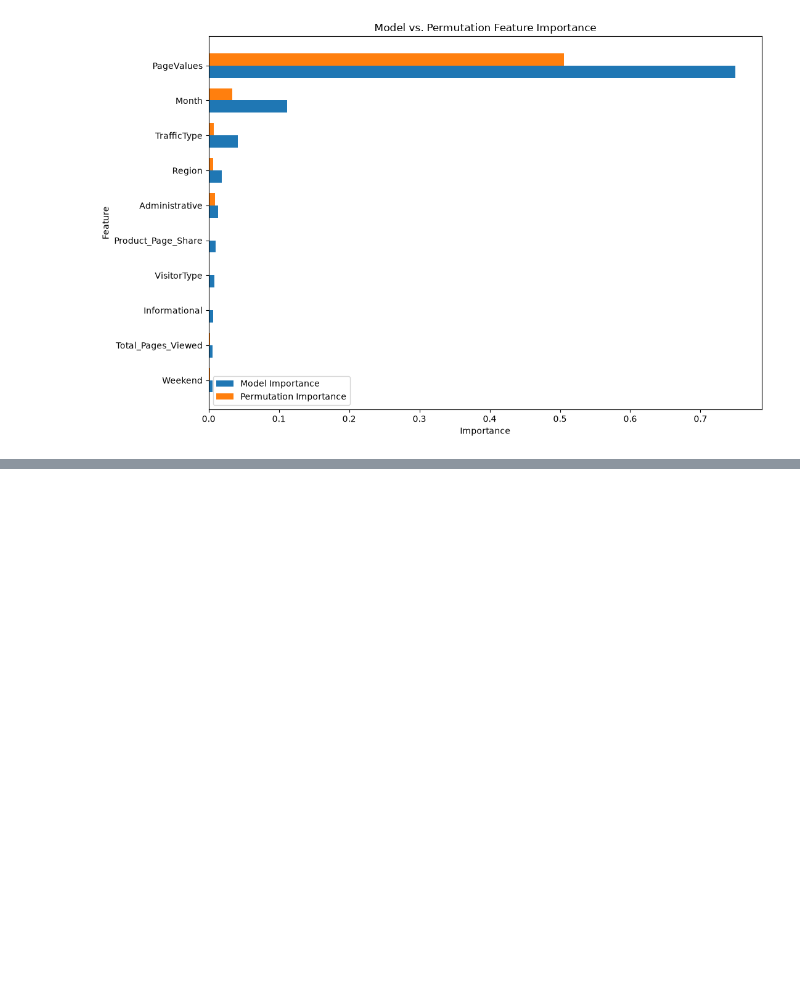
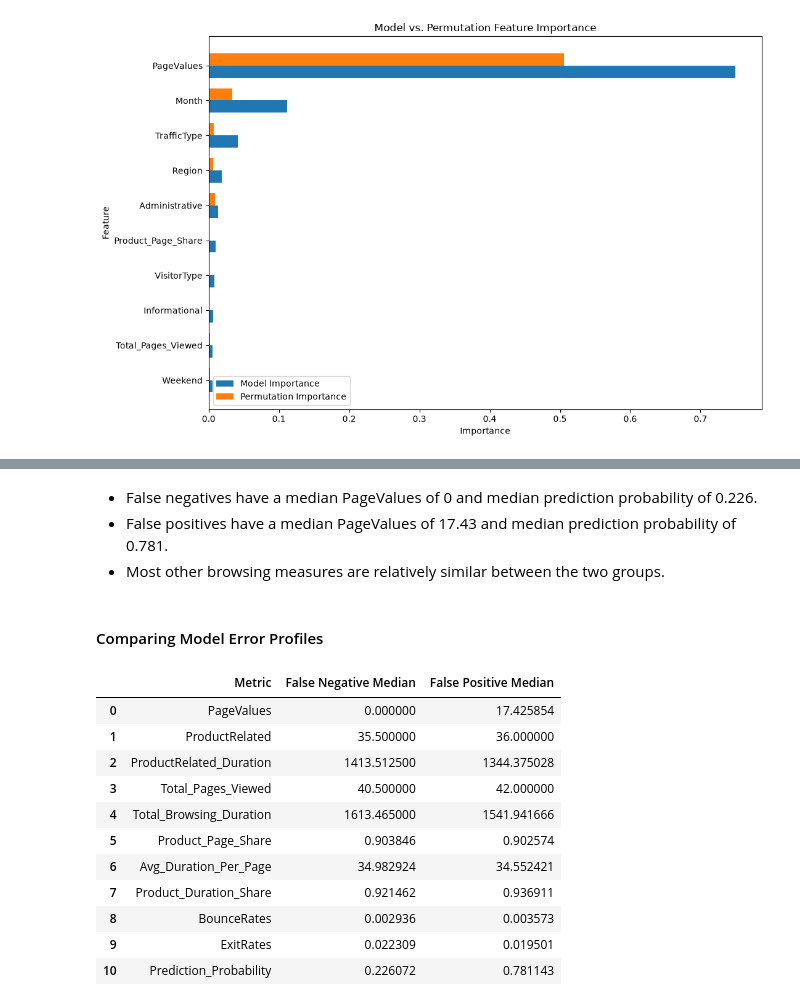
Before and after one commit to TejasMJ/ecommerce-conversion-dynamics, a Jupyter notebook: notebooks/07_model_explainability.ipynb, the cells around one changed output, grey strips where cells are left out. Drawn from its saved outputs; the diff is of its cells as text; code cells hidden in the pictures; blank space fills up the shorter version.

```diff
--- a/notebooks/07_model_explainability.ipynb
+++ b/notebooks/07_model_explainability.ipynb
@@ -435,0 +546,69 @@ plt.show()
+# %% [markdown]
+- False negatives have a median PageValues of 0 and median prediction probability of 0.226.
+- False positives have a median PageValues of 17.43 and median prediction probability of 0.781.
+- Most other browsing measures are relatively similar between the two groups.
+# %% [markdown]
+#### Comparing Model Error Profiles
+# %%
+error_comparison = pd.DataFrame({
+    'Metric': [
+        'PageValues',
+        'ProductRelated',
+        'ProductRelated_Duration',
+        'Total_Pages_Viewed',
+        'Total_Browsing_Duration',
+        'Product_Page_Share',
+        'Avg_Duration_Per_Page',
+        'Product_Duration_Share',
+        'BounceRates',
+        'ExitRates',
+        'Prediction_Probability'
+    ],
+    'False Negative Median': [
+        false_negatives[column].median()
+        for column in [
+            'PageValues',
+            'ProductRelated',
+            'ProductRelated_Duration',
+            'Total_Pages_Viewed',
+            'Total_Browsing_Duration',
+            'Product_Page_Share',
+            'Avg_Duration_Per_Page',
+            'Product_Duration_Share',
+            'BounceRates',
+            'ExitRates',
+            'Prediction_Probability'
+        ]
+    ],
+    'False Positive Median': [
+        false_positives[column].median()
+        for column in [
+            'PageValues',
+            'ProductRelated',
+            'ProductRelated_Duration',
+            'Total_Pages_Viewed',
+            'Total_Browsing_Duration',
+            'Product_Page_Share',
+            'Avg_Duration_Per_Page',
+            'Product_Duration_Share',
+            'BounceRates',
+            'ExitRates',
+            'Prediction_Probability'
+        ]
+    ]
+})
+
+error_comparison
+# %% [output]
+|  | Metric | False Negative Median | False Positive Median |
+| 0 | PageValues | 0.000000 | 17.425854 |
+| 1 | ProductRelated | 35.500000 | 36.000000 |
+| 2 | ProductRelated_Duration | 1413.512500 | 1344.375028 |
+| 3 | Total_Pages_Viewed | 40.500000 | 42.000000 |
+| 4 | Total_Browsing_Duration | 1613.465000 | 1541.941666 |
+| 5 | Product_Page_Share | 0.903846 | 0.902574 |
+| 6 | Avg_Duration_Per_Page | 34.982924 | 34.552421 |
+| 7 | Product_Duration_Share | 0.921462 | 0.936911 |
+| 8 | BounceRates | 0.002936 | 0.003573 |
+| 9 | ExitRates | 0.022309 | 0.019501 |
+| 10 | Prediction_Probability | 0.226072 | 0.781143 |
```
Also changed, not shown: parts of 20 cells of this notebook, 3 other files.
